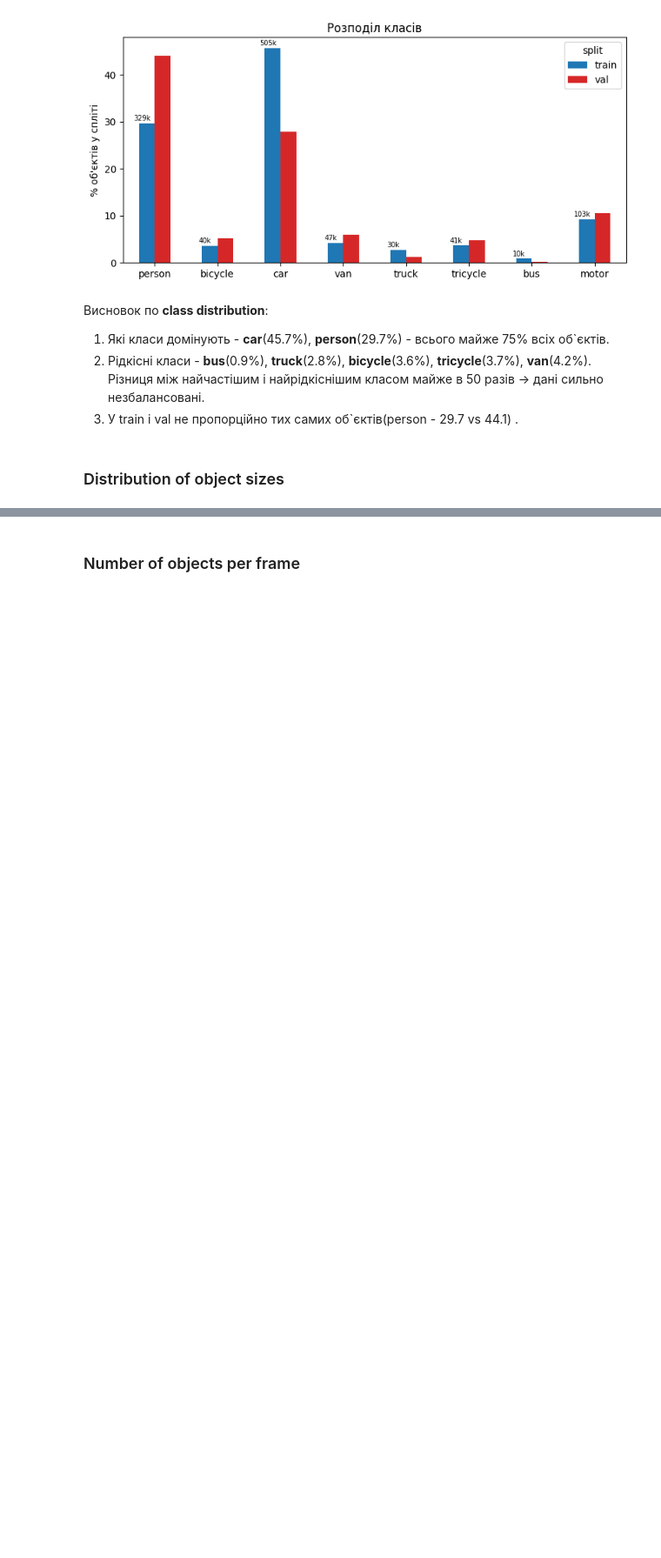
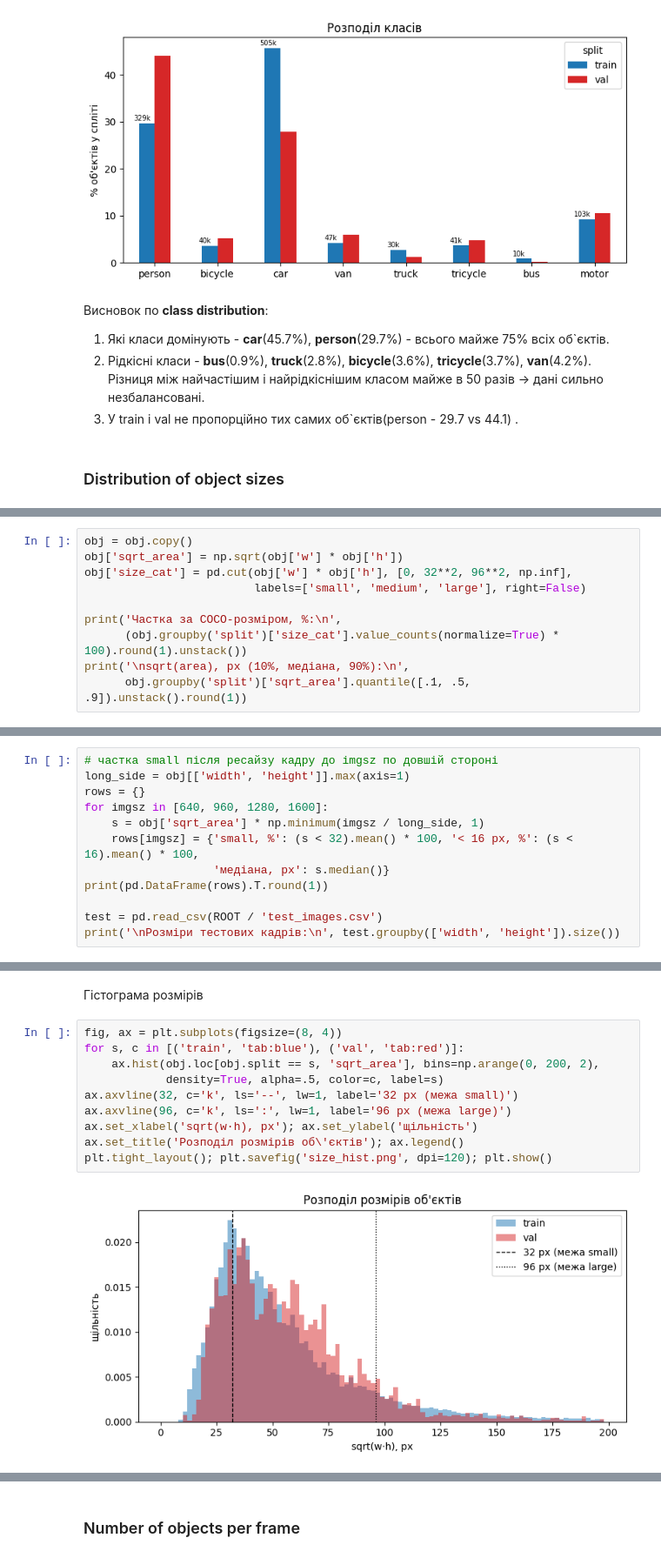
Before and after one commit to vusu4242/hm2_vus_konovalenko, a Jupyter notebook: notebooks/00_eda_preprocessing.ipynb, the cells around one changed output, grey strips where cells are left out. Shown at 87% size. Drawn from its saved outputs; the diff is of its cells as text; blank space fills up the shorter version.

Commit message:
added Eda, Number of objects per frame
Створено за допомогою Colab

```diff
--- a/notebooks/00_eda_preprocessing.ipynb
+++ b/notebooks/00_eda_preprocessing.ipynb
@@ -146,0 +151,10 @@ plt.xticks(rotation=0); plt.tight_layout(); plt.savefig('cls_overall.png', dpi=1
+# %%
+obj = obj.copy()
+obj['sqrt_area'] = np.sqrt(obj['w'] * obj['h'])
+obj['size_cat'] = pd.cut(obj['w'] * obj['h'], [0, 32**2, 96**2, np.inf],
+                         labels=['small', 'medium', 'large'], right=False)
+
+print('Частка за COCO-розміром, %:\n',
+      (obj.groupby('split')['size_cat'].value_counts(normalize=True) * 100).round(1).unstack())
+print('\nsqrt(area), px (10%, медіана, 90%):\n',
+      obj.groupby('split')['sqrt_area'].quantile([.1, .5, .9]).unstack().round(1))
@@ -146,0 +179,12 @@ plt.xticks(rotation=0); plt.tight_layout(); plt.savefig('cls_overall.png', dpi=1
+# %%
+# частка small після ресайзу кадру до imgsz по довшій стороні
+long_side = obj[['width', 'height']].max(axis=1)
+rows = {}
+for imgsz in [640, 960, 1280, 1600]:
+    s = obj['sqrt_area'] * np.minimum(imgsz / long_side, 1)
+    rows[imgsz] = {'small, %': (s < 32).mean() * 100, '< 16 px, %': (s < 16).mean() * 100,
+                   'медіана, px': s.median()}
+print(pd.DataFrame(rows).T.round(1))
+
+test = pd.read_csv(ROOT / 'test_images.csv')
+print('\nРозміри тестових кадрів:\n', test.groupby(['width', 'height']).size())
@@ -146,0 +217,14 @@ plt.xticks(rotation=0); plt.tight_layout(); plt.savefig('cls_overall.png', dpi=1
+# %% [markdown]
+Гістограма розмірів
+# %%
+fig, ax = plt.subplots(figsize=(8, 4))
+for s, c in [('train', 'tab:blue'), ('val', 'tab:red')]:
+    ax.hist(obj.loc[obj.split == s, 'sqrt_area'], bins=np.arange(0, 200, 2),
+            density=True, alpha=.5, color=c, label=s)
+ax.axvline(32, c='k', ls='--', lw=1, label='32 px (межа small)')
+ax.axvline(96, c='k', ls=':', lw=1, label='96 px (межа large)')
+ax.set_xlabel('sqrt(w·h), px'); ax.set_ylabel('щільність')
+ax.set_title('Розподіл розмірів об\'єктів'); ax.legend()
+plt.tight_layout(); plt.savefig('size_hist.png', dpi=120); plt.show()
+# %% [output]
+[figure, added]
```
Also changed, not shown: parts of 15 cells of this notebook.
